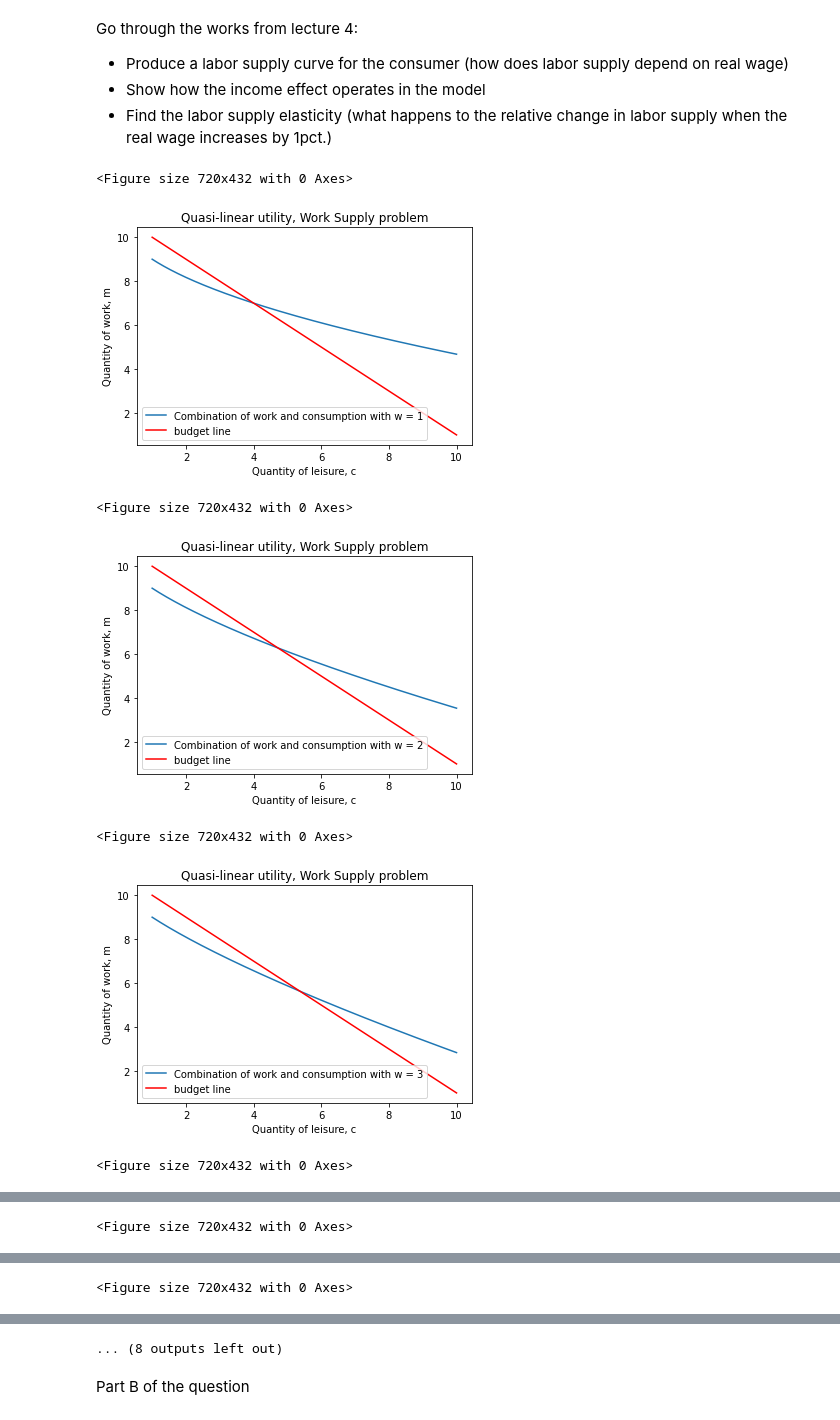
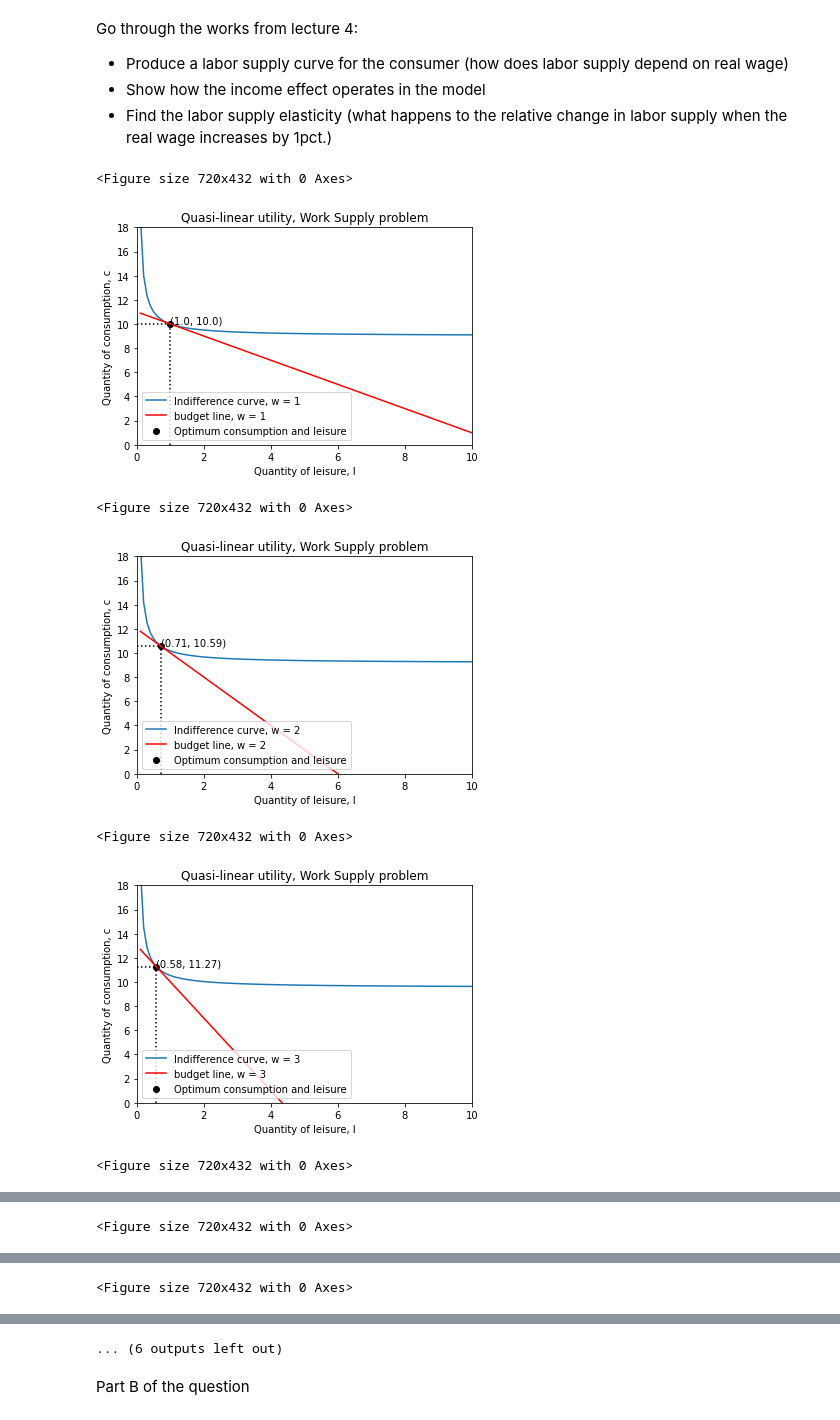
Before and after one commit to PaulineMalaguti/EBA3650, a Jupyter notebook: Lecture 5/QE_Problem_Set_5.ipynb, the cells around one changed output, grey strips where cells are left out. Saved outputs shown, nothing was run; the diff lists cells and outputs as text; code cells hidden in the pictures.

```diff
--- a/Lecture 5/QE_Problem_Set_5.ipynb
+++ b/Lecture 5/QE_Problem_Set_5.ipynb
@@ -703,12 +715,12 @@ def QL(e_array,arglist):
         plt.title('Quasi-linear utility, Work Supply problem')
 # %%
-ws = np.arange(1, 11, 1)
-QL(ws,[10,1,1])
+ws = np.arange(1, 10, 1)
+p53(ws,[10,0.5])
 # %% [output]
 <Figure size 720x432 with 0 Axes>
-[figure, old version]
+[figure, new version]
 <Figure size 720x432 with 0 Axes>
-[figure, old version]
+[figure, new version]
 <Figure size 720x432 with 0 Axes>
-[figure, old version]
+[figure, new version]
 <Figure size 720x432 with 0 Axes>
@@ -720,4 +732,4 @@ QL(ws,[10,1,1])
-... (8 outputs left out)
+... (6 outputs left out)
 # %% [markdown]
 Part B of the question
 # %%
```
Also changed, not shown: parts of 6 cells of this notebook.
